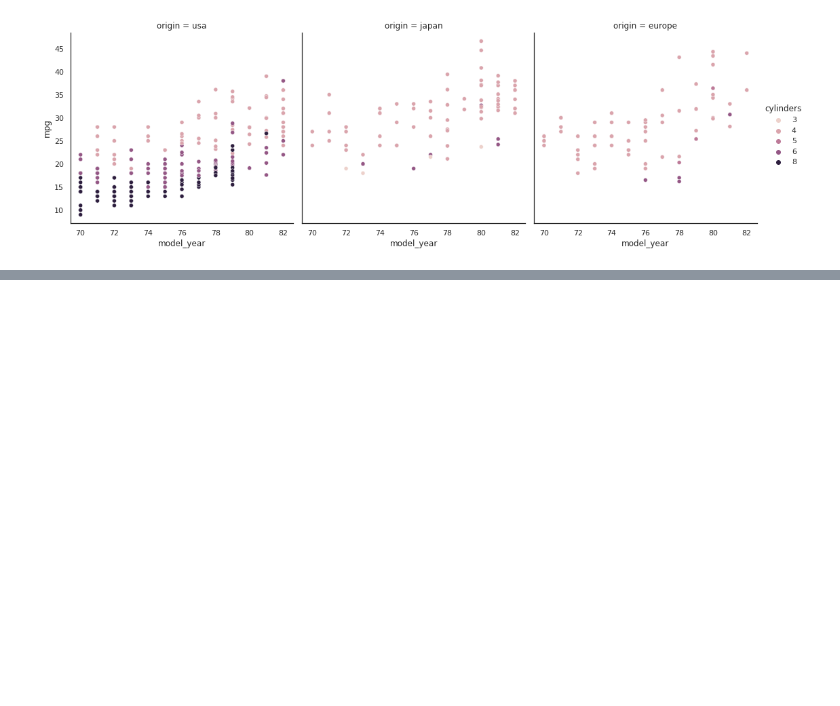
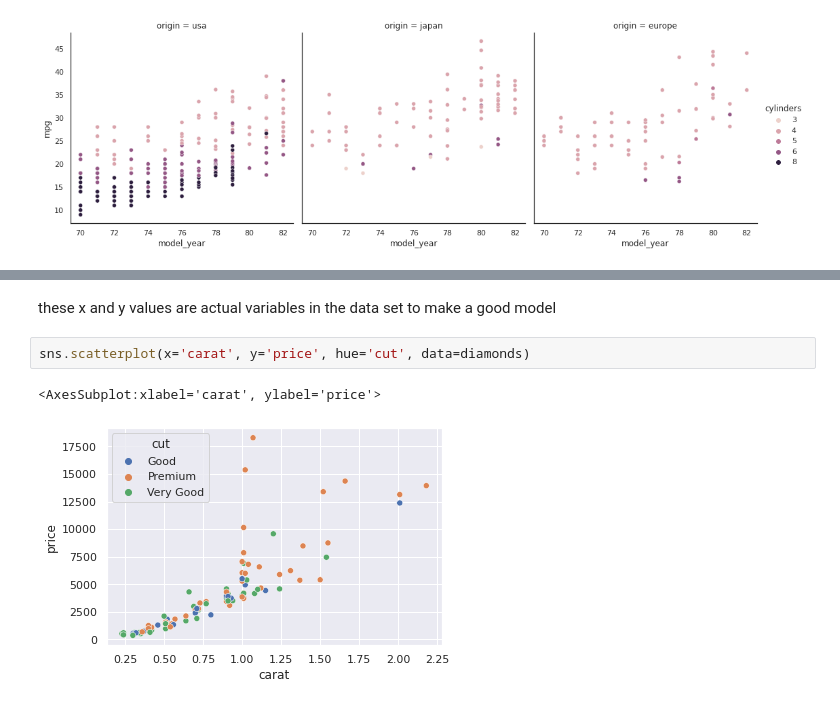
Before and after one commit to mclellanw00/module2_intro_to_pandas, a Jupyter notebook: seabornwork.ipynb, the cells around one changed output, grey strips where cells are left out. Saved outputs shown, nothing was run; the diff lists cells and outputs as text; blank space fills up the shorter version.

```diff
--- a/seabornwork.ipynb
+++ b/seabornwork.ipynb
@@ -66,0 +116,7 @@ sns.relplot(x='model_year', y='mpg', col='origin', hue='cylinders', data=cars);
+# %% [markdown]
+these x and y values are actual variables in the data set to make a good model
+# %%
+sns.scatterplot(x='carat', y='price', hue='cut', data=diamonds)
+# %% [output]
+<AxesSubplot:xlabel='carat', ylabel='price'>
+[figure, added]
```
Also changed, not shown: parts of 19 cells of this notebook.
